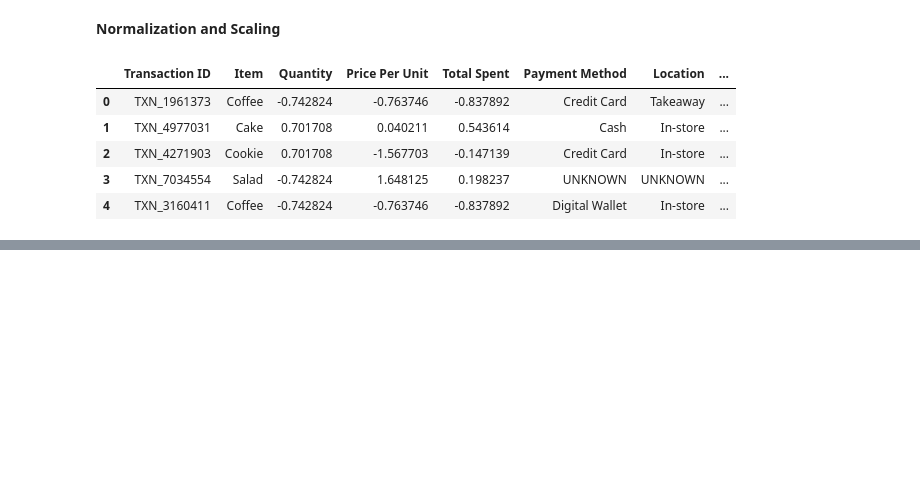
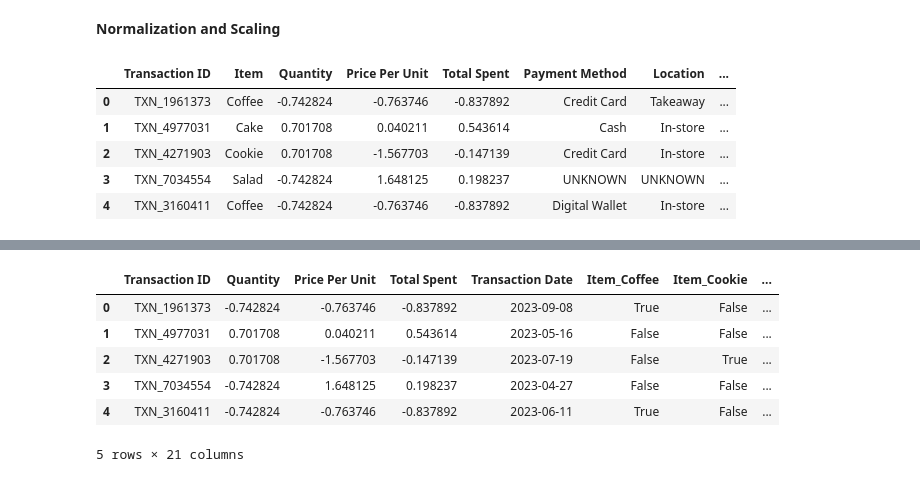
Before and after one commit to GoriyashKashyap/LaunchED_Projects, a Jupyter notebook: EDA_Project.ipynb, the cells around one changed output, grey strips where cells are left out. Drawn from its saved outputs; the diff is of its cells as text; code cells hidden in the pictures; blank space fills up the shorter version.

```diff
--- a/EDA_Project.ipynb
+++ b/EDA_Project.ipynb
@@ -303,0 +316,12 @@ display(df.head())
+# %%
+df=pd.get_dummies(df,columns=['Item','Location','Payment Method'],drop_first=True)
+# %%
+df.head()
+# %% [output]
+|  | Transaction ID | Quantity | Price Per Unit | Total Spent | Transaction Date | Item_Coffee | Item_Cookie | ... |
+| 0 | TXN_1961373 | -0.742824 | -0.763746 | -0.837892 | 2023-09-08 | True | False | ... |
+| 1 | TXN_4977031 | 0.701708 | 0.040211 | 0.543614 | 2023-05-16 | False | False | ... |
+| 2 | TXN_4271903 | 0.701708 | -1.567703 | -0.147139 | 2023-07-19 | False | True | ... |
+| 3 | TXN_7034554 | -0.742824 | 1.648125 | 0.198237 | 2023-04-27 | False | False | ... |
+| 4 | TXN_3160411 | -0.742824 | -0.763746 | -0.837892 | 2023-06-11 | True | False | ... |
+5 rows × 21 columns
```
Also changed, not shown: parts of 4 cells of this notebook.
